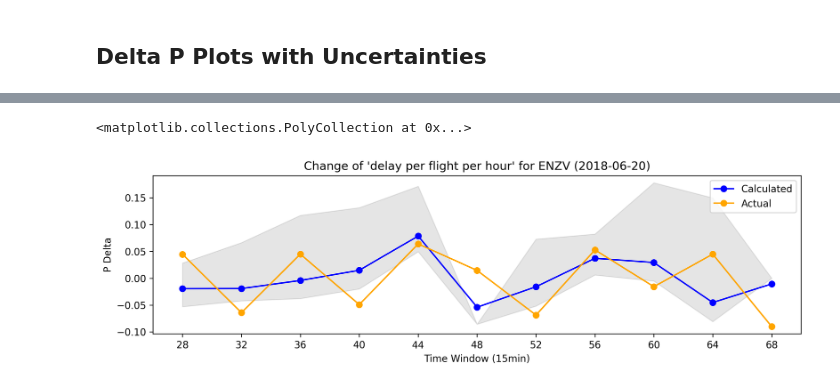
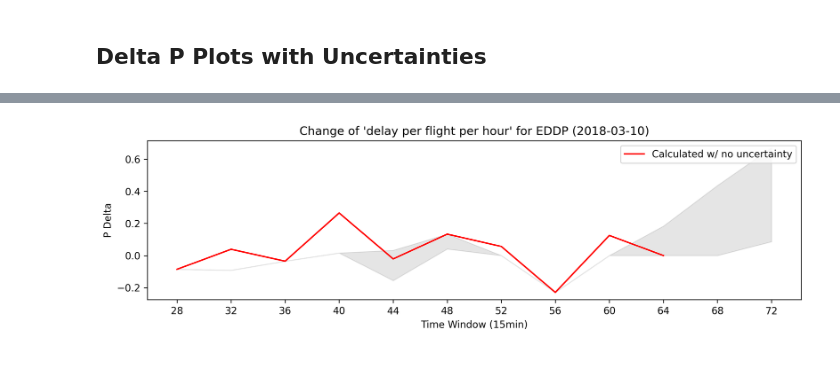
Before and after one commit to aksoym/EU_Airports_RecoveryEstimation, a Jupyter notebook: uncertainty_simulations/plot_case_study.ipynb, the cells around one changed output, grey strips where cells are left out. Drawn from its saved outputs; the diff is of its cells as text; code cells hidden in the pictures.

```diff
--- a/uncertainty_simulations/plot_case_study.ipynb
+++ b/uncertainty_simulations/plot_case_study.ipynb
@@ -41,7 +44,7 @@ model = LSTMEstimator(len(rr_dataset.feature_names), initial_dense_layer_size=51
                           dense_layer_count=8, lstm_layer_count=2, lstm_hidden_units=512, dropout=0.5,
                           sequence_length=SEQUENCE_LENGTH, loss="huber")
 
-checkpoint = torch.load("artifacts/model-35cgln33:v24/model.ckpt", map_location=torch.device("cpu"))
+checkpoint = torch.load("artifacts/model-35cgln33-v24/model.ckpt", map_location=torch.device("cpu"))
 model.load_state_dict(checkpoint["state_dict"])
 model.eval()
 # %% [output]
@@ -102,7 +105,7 @@ new_df["rr_prediction"] = rr_prediction_list
 ## Delta P plots
 # %%
 random = True
-tw_tuple =(24, 72, 4)
+tw_tuple =(24, 76, 4)
 tw=slice(tw_tuple[0], tw_tuple[1], 1)
 if random:
     date = str(rng.choice(np.arange(np.datetime64("2018-01-01"), np.datetime64("2018-07-01"))))
@@ -116,7 +119,7 @@ index = (date, tw)
 apt_name = airport_df.index.unique("apt").tolist()[apt_idx]
 
 def diff_prop(slice_df, inf_label = "infmat", rr_label="rr_vector", p_label="p_vector"):
-    return (((slice_df["infmat"] - slice_df[rr_label]) @ slice_df[p_label]) - ((slice_df["infmat"] @ slice_df[p_label]) * slice_df[p_label])) / 1
+    return (((slice_df[inf_label] - slice_df[rr_label]) @ slice_df[p_label]) - ((slice_df[inf_label] @ slice_df[p_label]) * slice_df[p_label])) / 1
 
 slice_df = deepcopy(new_df.loc[index, :])
 
@@ -166,36 +169,37 @@ plt.show()
 # %%
 from uncertainty_matrix_to_discrete import UncertaintyMatrix, divide_flowmats_to_interval, convert_flowmat_to_infmat
 
-arrival_times = rng.integers(10, 150, size=(133, 133))
-uncertainty_matrix = UncertaintyMatrix(new_df.loc[index, "flowmat"].iloc[0], mean_values=arrival_times)
+arrival_times = rng.integers(5, 60*12, size=(133, 133))
+uncertainty_matrix = UncertaintyMatrix(new_df.loc[index, "flowmat"].iloc[0], mean_values=arrival_times, std_values=rng.uniform(10, 120, size=(133, 133)))
 
 sample_flowmats = [uncertainty_matrix.draw_sample() for i in range(100)]
-sample_flowmats_divided = [divide_flowmats_to_interval(sample_flowmat, interval=15) for sample_flowmat in sample_flowmats]
+sample_flowmats_divided = [divide_flowmats_to_interval(sample_flowmat, interval=60) for sample_flowmat in sample_flowmats]
 sample_infmats = convert_flowmat_to_infmat(sample_flowmats_divided)
 
 flowmat_no_uncertainty = [UncertaintyMatrix(new_df.loc[index, "flowmat"].iloc[0], mean_values=arrival_times,
                                                  std_values=np.zeros((133, 133))).draw_sample()]
-flowmat_no_uncertainty_divided = [divide_flowmats_to_interval(sample_flowmat, interval=15) for sample_flowmat in flowmat_no_uncertainty]
+flowmat_no_uncertainty_divided = [divide_flowmats_to_interval(sample_flowmat, interval=60) for sample_flowmat in flowmat_no_uncertainty]
 infmat_no_uncertainty = convert_flowmat_to_infmat(flowmat_no_uncertainty_divided)
 
 
-plot_kwargs_for_uncertainty = dict(figsize=(12, 3), xlabel="Time Window (15min)", ylabel="P Delta", xticks=range(28, 76, 4), title=f"Change of 'delay per flight per hour' for {apt_name} ({date})",
-                   linestyle="--", alpha=0.2, color="b")
+plot_kwargs_for_uncertainty = dict(figsize=(12, 3), xlabel="Time Window (15min)", ylabel="P Delta", xticks=range(tw_tuple[0]+4, tw_tuple[1], 4), title=f"Change of 'delay per flight per hour' for {apt_name} ({date})")
 
 calculation_history = []
+calculation_history_for_all_apt = []
 for infmat_sequence in sample_infmats:
     df = deepcopy(slice_df.iloc[0:len(infmat_sequence), :])
-    df["new_infmat"] = infmat_sequence
+    df["new_infmat"] = infmat_sequence[0:len(df)]
     df["calc_with_new_infmat"] = df.apply(diff_prop, inf_label="new_infmat", axis=1).values
-    df["calc_with_new_infmat"].iloc[0:-1].reset_index(level="date", drop=True).apply(apt_index).shift(1).plot(**plot_kwargs_for_uncertainty)
+    df["calc_with_new_infmat"].iloc[0:-1].reset_index(level="date", drop=True).apply(apt_index).shift(1).plot(**plot_kwargs_for_uncertainty, alpha=0.8, color="b", linestyle="--", label="Calculated with Uncertainty")
     calculation_history.append(df["calc_with_new_infmat"].iloc[0:-1].reset_index(level="date", drop=True).apply(apt_index).shift(1).values)
+    calculation_history_for_all_apt.append(df["calc_with_new_infmat"].iloc[0:-1].reset_index(level="date", drop=True).shift(1).values)
 
 for infmat_sequence in infmat_no_uncertainty:
     df = deepcopy(slice_df.iloc[0:len(infmat_sequence), :])
-    df["new_infmat"] = infmat_sequence
+    df["new_infmat"] = infmat_sequence[0:len(df)]
     df["calc_with_new_infmat"] = df.apply(diff_prop, inf_label="new_infmat", axis=1).values
-    df["calc_with_new_infmat"].iloc[0:-1].reset_index(level="date", drop=True).apply(apt_index).shift(1).plot(**plot_kwargs_for_uncertainty, label="Calculated w/ no uncertainty")
+    df["calc_with_new_infmat"].iloc[0:-1].reset_index(level="date", drop=True).apply(apt_index).shift(1).plot(**plot_kwargs_for_uncertainty, legend=True, ax=plt.gca(), color="r", label="Calculated w/ no uncertainty")
 
 #df["calc_p"].reset_index(level="date", drop=True).apply(apt_index).shift(1).plot(**plot_kwargs, label="Calculated", color="b")
-df["p_vector"].reset_index(level="date", drop=True).apply(apt_index).diff().plot(**plot_kwargs, label="Actual", color="orange")
+#df["p_vector"].reset_index(level="date", drop=True).apply(apt_index).diff().plot(**plot_kwargs, label="Actual", color="orange")
 plt.show()
@@ -202,29 +208,35 @@ plt.show()
 # %%
 def pad_arrays(expected_len, array_list):
     padded_calc_history = []
-    expected_array_len = 12
+    expected_array_len = 10
 
     for array in calculation_history:
 
         len_deficit = expected_array_len - array.shape[0]
         while len_deficit < 0:
             expected_array_len = array.shape[0]
             len_deficit = expected_array_len - array.shape[0]
 
         if len_deficit != 0:
             padded_calc_history.append(np.pad(array, (0, len_deficit), constant_values=0))
         else:
             padded_calc_history.append(array)
 
     return padded_calc_history
 
-df["calc_p"].reset_index(level="date", drop=True).apply(apt_index).shift(1).plot(**plot_kwargs, label="Calculated", color="b")
-df["p_vector"].reset_index(level="date", drop=True).apply(apt_index).diff().plot(**plot_kwargs, label="Actual", color="orange")
+# df["calc_p"].reset_index(level="date", drop=True).apply(apt_index).shift(1).plot(**plot_kwargs, label="Calculated", color="b")
+# df["p_vector"].reset_index(level="date", drop=True).apply(apt_index).diff().plot(**plot_kwargs, label="Actual", color="orange")
+
+for infmat_sequence in infmat_no_uncertainty:
+    df = deepcopy(slice_df.iloc[0:len(infmat_sequence), :])
+    df["new_infmat"] = infmat_sequence[0:len(df)]
+    df["calc_with_new_infmat"] = df.apply(diff_prop, inf_label="new_infmat", axis=1).values
+    df["calc_with_new_infmat"].iloc[0:-1].reset_index(level="date", drop=True).apply(apt_index).shift(1).plot(**plot_kwargs_for_uncertainty, legend=True, ax=plt.gca(), color="r", label="Calculated w/ no uncertainty")
 
 padded_calc_history = pad_arrays(12, calculation_history)
 max_p_delta_values = np.nan_to_num(np.vstack(padded_calc_history)).max(axis=0)
 min_p_delta_values = np.nan_to_num(np.vstack(padded_calc_history)).min(axis=0)
-plt.gca().fill_between(x=range(28, 72, 4), y1=max_p_delta_values[1:], y2=min_p_delta_values[1:], color="gray", alpha=0.2)
+plt.gca().fill_between(x=range(tw_tuple[0]+4, tw_tuple[1], 4), y1=max_p_delta_values[1:], y2=min_p_delta_values[1:], color="gray", alpha=0.2)
+plt.show()
 # %% [output]
-<matplotlib.collections.PolyCollection at 0x...>
-[figure, old version]
+[figure, new version]
```
Also changed, not shown: parts of 5 cells of this notebook, 1 other file.
